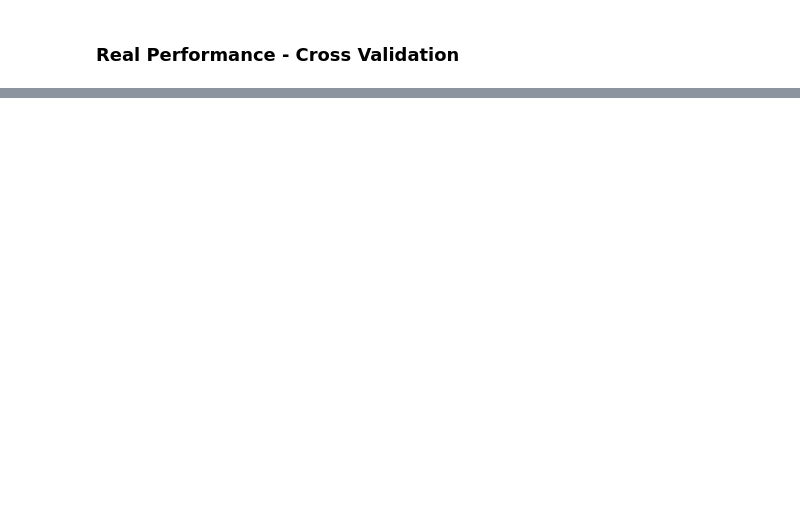
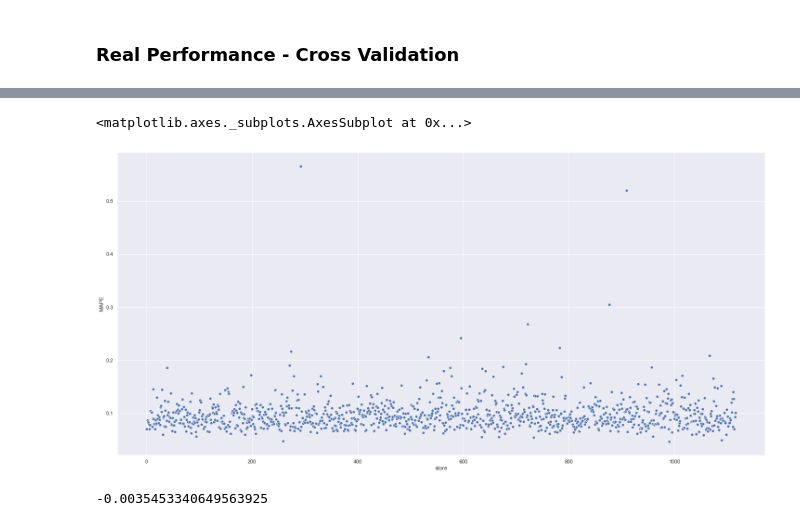
Before and after one commit to brunosantos4/Rossmann-Store-Sales, a Jupyter notebook: Projeto_teste.ipynb, the cells around one changed output, grey strips where cells are left out. Drawn from its saved outputs; the diff is of its cells as text; code cells hidden in the pictures; blank space fills up the shorter version.

```diff
--- a/Projeto_teste.ipynb
+++ b/Projeto_teste.ipynb
@@ -1258,0 +1272,9 @@ KeyError: 'RMSE'
+# %%
+param_tuned = {
+    'n_estimators': 3000,
+    'eta': 0.03,
+    'max_depth': 5,
+    'subsample': 0.7,
+    'colsample_bytree': 0.7,
+    'min_child_weight': 3
+        }
@@ -1258,0 +1360,6 @@ KeyError: 'RMSE'
+# %%
+df9 = X_test[ cols_selected_boruta_full ]
+
+# rescale
+df9['sales'] = np.expm1( df9['sales'] )
+df9['predictions'] = np.expm1( yhat_xgb_tuned )
@@ -1258,0 +1379,23 @@ KeyError: 'RMSE'
+# %%
+df9_aux0 = df9[['store','date']].groupby( 'store' ).apply(lambda x: unique(x['date']).size).reset_index().rename( columns={0:'dias_com_vendas'})
+
+# sum of predictions
+df91 = df9[['store', 'predictions']].groupby( 'store' ).sum().reset_index()
+
+# MAE and MAPE
+df9_aux1 = df9[['store', 'sales', 'predictions']].groupby( 'store' ).apply( lambda x: mean_absolute_error( x['sales'], x['predictions'] ) ).reset_index().rename( columns={0:'MAE'})
+df9_aux2 = df9[['store', 'sales', 'predictions']].groupby( 'store' ).apply( lambda x: mean_absolute_percentage_error( x['sales'], x['predictions'] ) ).reset_index().rename( columns={0:'MAPE'})
+
+# Merge
+df9_aux22 = pd.merge( df9_aux0, df9_aux1, how='inner', on='store' )
+df9_aux3 = pd.merge( df9_aux22, df9_aux2, how='inner', on='store' )
+df92 = pd.merge( df91, df9_aux3, how='inner', on='store' )
+aaa = df9[['store', 'sales']].groupby( 'store' ).sum().reset_index()
+df92 = pd.merge( df92, aaa, how='inner', on='store' )
+
+# Scenarios
+df92['worst_scenario'] = df92['predictions'] - df92['MAE']*df92['dias_com_vendas']
+df92['best_scenario'] = df92['predictions'] + df92['MAE']*df92['dias_com_vendas']
+
+# order columns
+df92 = df92[['store','dias_com_vendas', 'predictions', 'worst_scenario', 'best_scenario', 'MAE', 'MAPE','sales']]
@@ -1258,0 +1411,10 @@ KeyError: 'RMSE'
+# %%
+sns.scatterplot( x='store', y='MAPE', data=df92 )
+# %% [output]
+<matplotlib.axes._subplots.AxesSubplot at 0x...>
+[figure, added]
+# %%
+mpe = mean_percentage_error( np.expm1(y_test), np.expm1(yhat_xgb_tuned) )
+mpe
+# %% [output]
+-0.0035453340649563925
```
Also changed, not shown: parts of 45 cells of this notebook, 12 other files.
